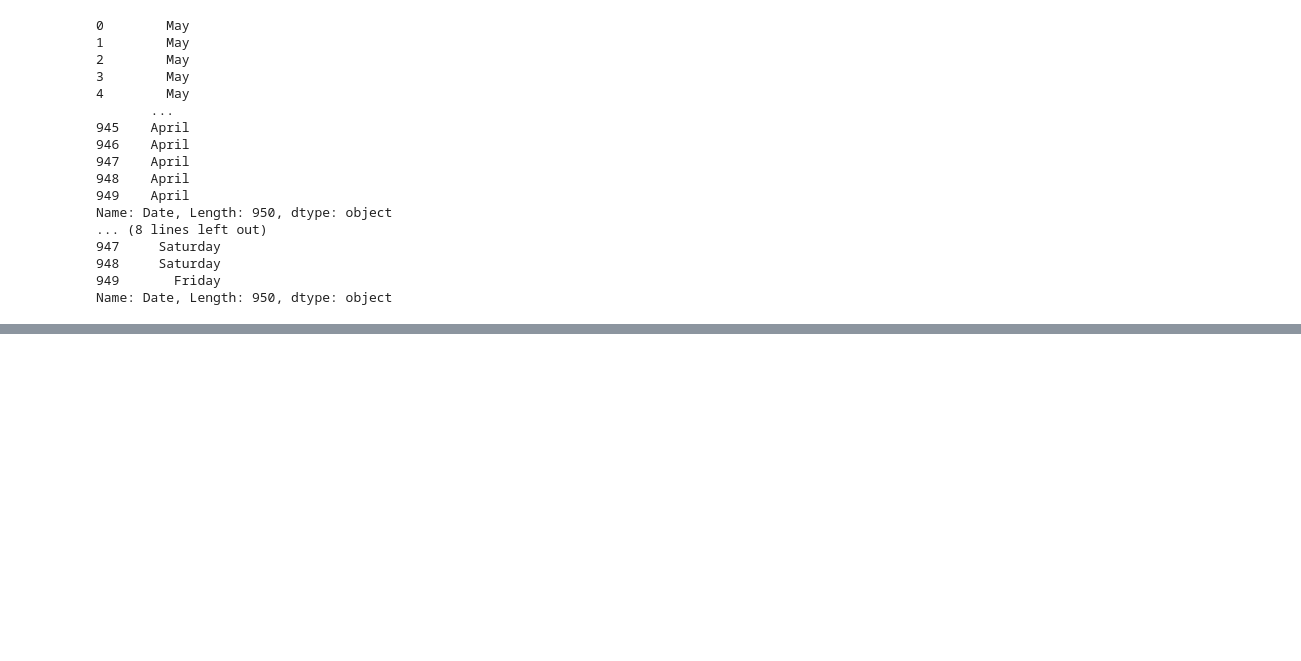
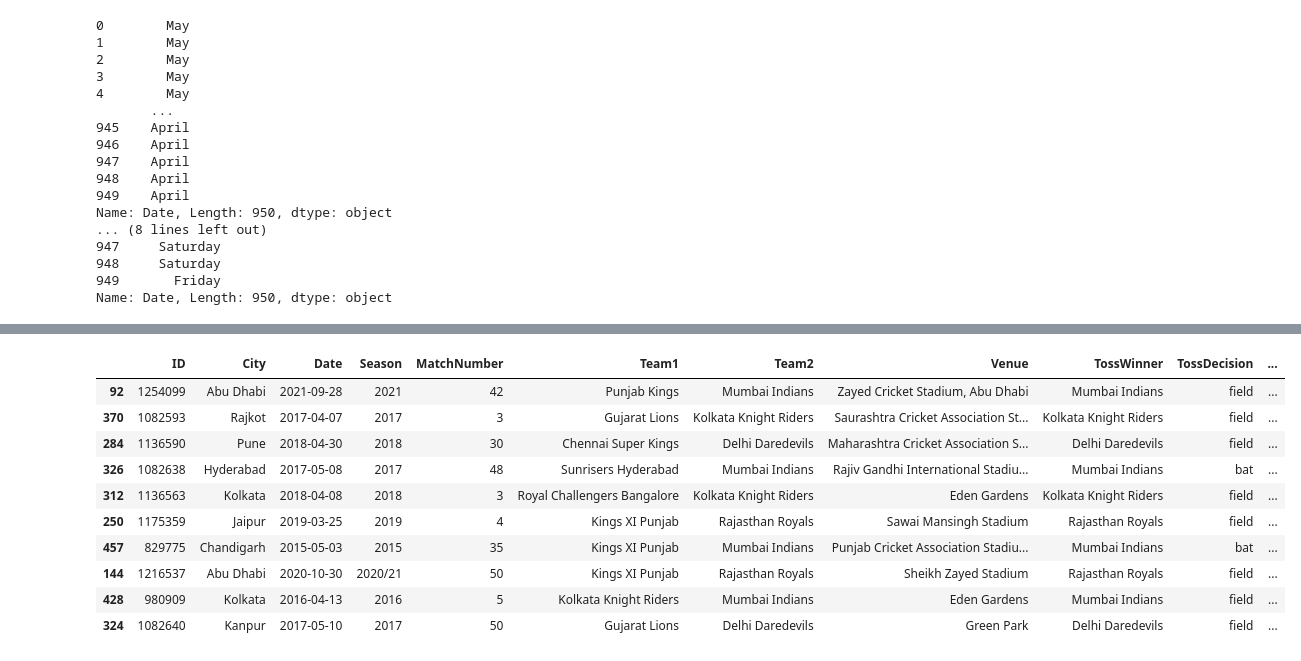
Before and after one commit to redwanhasan07208212/python-basic, a Jupyter notebook: Class-7/EdaProject.ipynb, the cells around one changed output, grey strips where cells are left out. Drawn from its saved outputs; the diff is of its cells as text; code cells hidden in the pictures; blank space fills up the shorter version.

```diff
--- a/Class-7/EdaProject.ipynb
+++ b/Class-7/EdaProject.ipynb
@@ -204,0 +344,14 @@ ipl_df.head()
+# %%
+ipl.sample(10)
+# %% [output]
+|  | ID | City | Date | Season | MatchNumber | Team1 | Team2 | Venue | TossWinner | TossDecision | ... |
+| 92 | 1254099 | Abu Dhabi | 2021-09-28 | 2021 | 42 | Punjab Kings | Mumbai Indians | Zayed Cricket Stadium, Abu Dhabi | Mumbai Indians | field | ... |
+| 370 | 1082593 | Rajkot | 2017-04-07 | 2017 | 3 | Gujarat Lions | Kolkata Knight Riders | Saurashtra Cricket Association St... | Kolkata Knight Riders | field | ... |
+| 284 | 1136590 | Pune | 2018-04-30 | 2018 | 30 | Chennai Super Kings | Delhi Daredevils | Maharashtra Cricket Association S... | Delhi Daredevils | field | ... |
+| 326 | 1082638 | Hyderabad | 2017-05-08 | 2017 | 48 | Sunrisers Hyderabad | Mumbai Indians | Rajiv Gandhi International Stadiu... | Mumbai Indians | bat | ... |
+| 312 | 1136563 | Kolkata | 2018-04-08 | 2018 | 3 | Royal Challengers Bangalore | Kolkata Knight Riders | Eden Gardens | Kolkata Knight Riders | field | ... |
+| 250 | 1175359 | Jaipur | 2019-03-25 | 2019 | 4 | Kings XI Punjab | Rajasthan Royals | Sawai Mansingh Stadium | Rajasthan Royals | field | ... |
+| 457 | 829775 | Chandigarh | 2015-05-03 | 2015 | 35 | Kings XI Punjab | Mumbai Indians | Punjab Cricket Association Stadiu... | Mumbai Indians | bat | ... |
+| 144 | 1216537 | Abu Dhabi | 2020-10-30 | 2020/21 | 50 | Kings XI Punjab | Rajasthan Royals | Sheikh Zayed Stadium | Rajasthan Royals | field | ... |
+| 428 | 980909 | Kolkata | 2016-04-13 | 2016 | 5 | Kolkata Knight Riders | Mumbai Indians | Eden Gardens | Mumbai Indians | field | ... |
+| 324 | 1082640 | Kanpur | 2017-05-10 | 2017 | 50 | Gujarat Lions | Delhi Daredevils | Green Park | Delhi Daredevils | field | ... |
```
Also changed, not shown: parts of 58 cells of this notebook, 2 other files.
